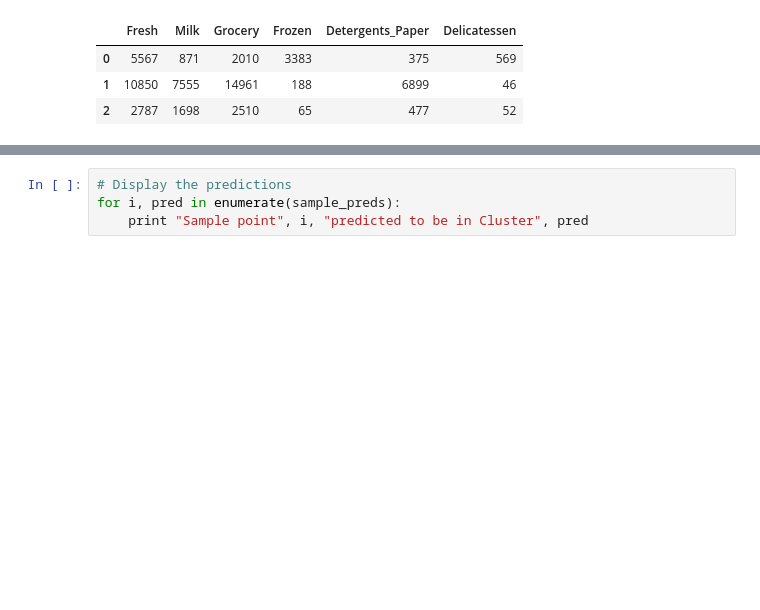
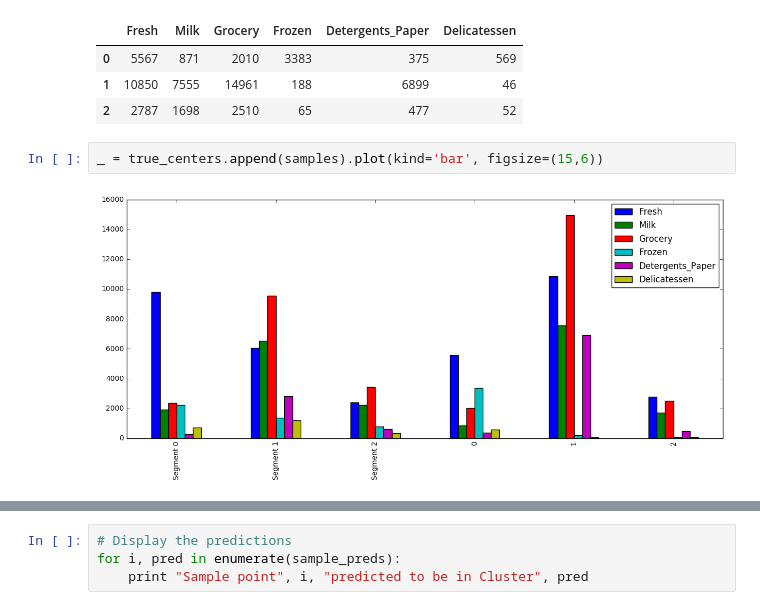
Before and after one commit to laszlokiraly/learning-machine-learning, a Jupyter notebook: customer_segments/customer_segments.ipynb, the cells around one changed output, grey strips where cells are left out. Cells and saved outputs as stored; diff of their text form; blank space fills up the shorter version.

```diff
--- a/customer_segments/customer_segments.ipynb
+++ b/customer_segments/customer_segments.ipynb
@@ -568,3 +651,7 @@ display(samples)
 | 0 | 5567 | 871 | 2010 | 3383 | 375 | 569 |
 | 1 | 10850 | 7555 | 14961 | 188 | 6899 | 46 |
 | 2 | 2787 | 1698 | 2510 | 65 | 477 | 52 |
+# %%
+_ = true_centers.append(samples).plot(kind='bar', figsize=(15,6))
+# %% [output]
+[figure, added]
```
Also changed, not shown: parts of 23 cells of this notebook, 1 other file.
